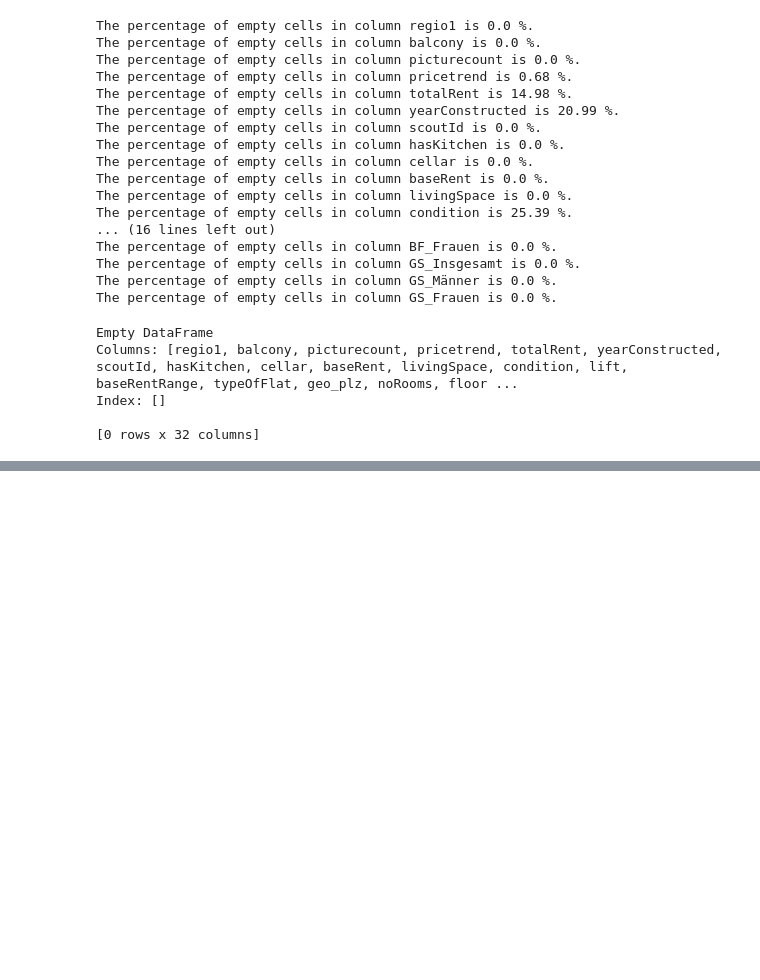
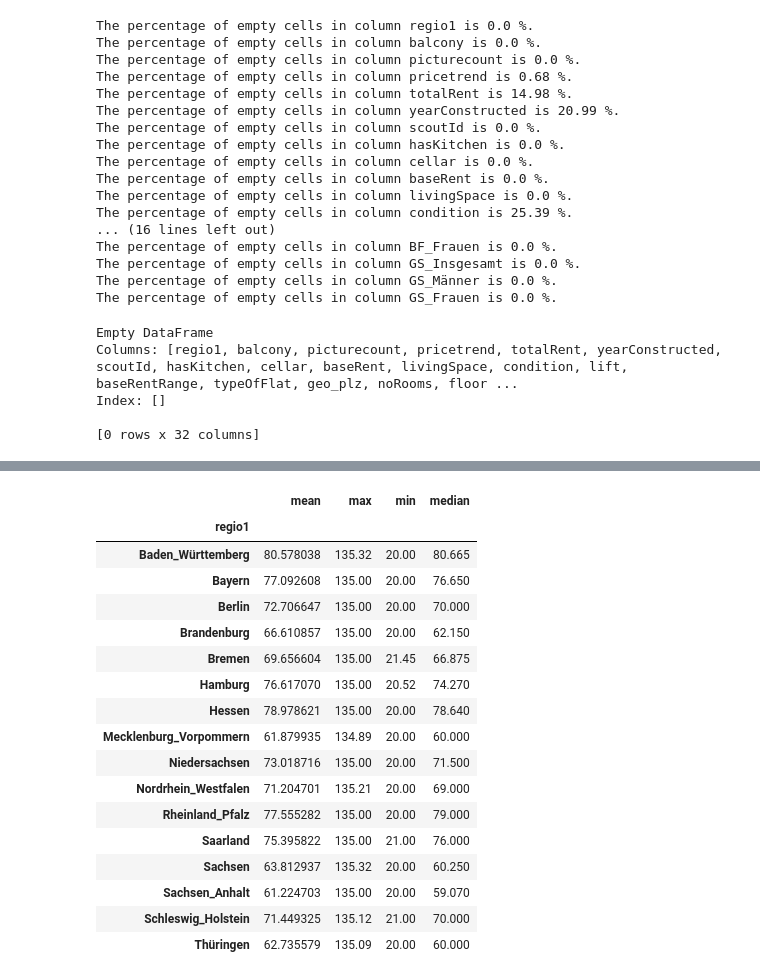
Before and after one commit to catwuman14/Project1_Housing, a Jupyter notebook: Project1_Housing.ipynb, the cells around one changed output, grey strips where cells are left out. Cells and saved outputs as stored; diff of their text form; code cells hidden in the pictures; blank space fills up the shorter version.

```diff
--- a/Project1_Housing.ipynb
+++ b/Project1_Housing.ipynb
@@ -92,0 +227,22 @@ df['Room Category'] = df['noRooms'].apply(bucket_rooms)
+# %%
+values_m2 = df['price_m2'].dropna()
+
+# Calculate Q1 (25th percentile) and Q3 (75th percentile)
+Q1_m2 = values_m2.quantile(0.25)
+Q3_m2 = values_m2.quantile(0.75)
+
+# Calculate the IQR
+IQR_m2 = Q3_m2 - Q1_m2
+
+# Determine the outlier limits
+lower_bound_m2 = Q1_m2 - 1.5 * IQR_m2
+upper_bound_m2 = Q3_m2 + 1.5 * IQR_m2
+
+print(lower_bound_m2)
+print(upper_bound_m2)
+
+# Identify the outliers
+outliers_m2 = values_m2[(values_m2 < lower_bound_m2) | (values_m2 > upper_bound_m2)]
+
+print("Outliers in 'price_m2':")
+print(outliers_m2)
@@ -92,0 +298,21 @@ df['Room Category'] = df['noRooms'].apply(bucket_rooms)
+# %%
+df.groupby(['regio1'])['livingSpace'].agg(['mean','max','min','median'])
+# %% [output]
+|  | mean | max | min | median |
+| regio1 |  |  |  |  |
+| Baden_Württemberg | 80.578038 | 135.32 | 20.00 | 80.665 |
+| Bayern | 77.092608 | 135.00 | 20.00 | 76.650 |
+| Berlin | 72.706647 | 135.00 | 20.00 | 70.000 |
+| Brandenburg | 66.610857 | 135.00 | 20.00 | 62.150 |
+| Bremen | 69.656604 | 135.00 | 21.45 | 66.875 |
+| Hamburg | 76.617070 | 135.00 | 20.52 | 74.270 |
+| Hessen | 78.978621 | 135.00 | 20.00 | 78.640 |
+| Mecklenburg_Vorpommern | 61.879935 | 134.89 | 20.00 | 60.000 |
+| Niedersachsen | 73.018716 | 135.00 | 20.00 | 71.500 |
+| Nordrhein_Westfalen | 71.204701 | 135.21 | 20.00 | 69.000 |
+| Rheinland_Pfalz | 77.555282 | 135.00 | 20.00 | 79.000 |
+| Saarland | 75.395822 | 135.00 | 21.00 | 76.000 |
+| Sachsen | 63.812937 | 135.32 | 20.00 | 60.250 |
+| Sachsen_Anhalt | 61.224703 | 135.00 | 20.00 | 59.070 |
+| Schleswig_Holstein | 71.449325 | 135.12 | 21.00 | 70.000 |
+| Thüringen | 62.735579 | 135.09 | 20.00 | 60.000 |
```
Also changed, not shown: parts of 22 cells of this notebook.
